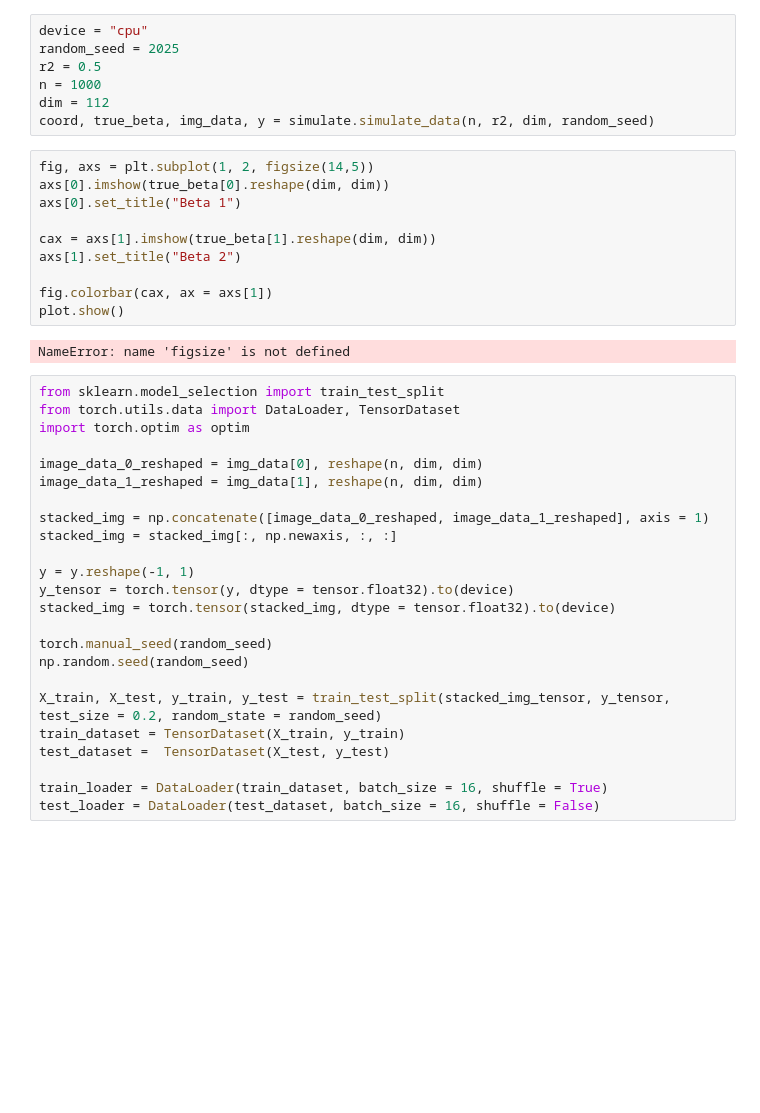
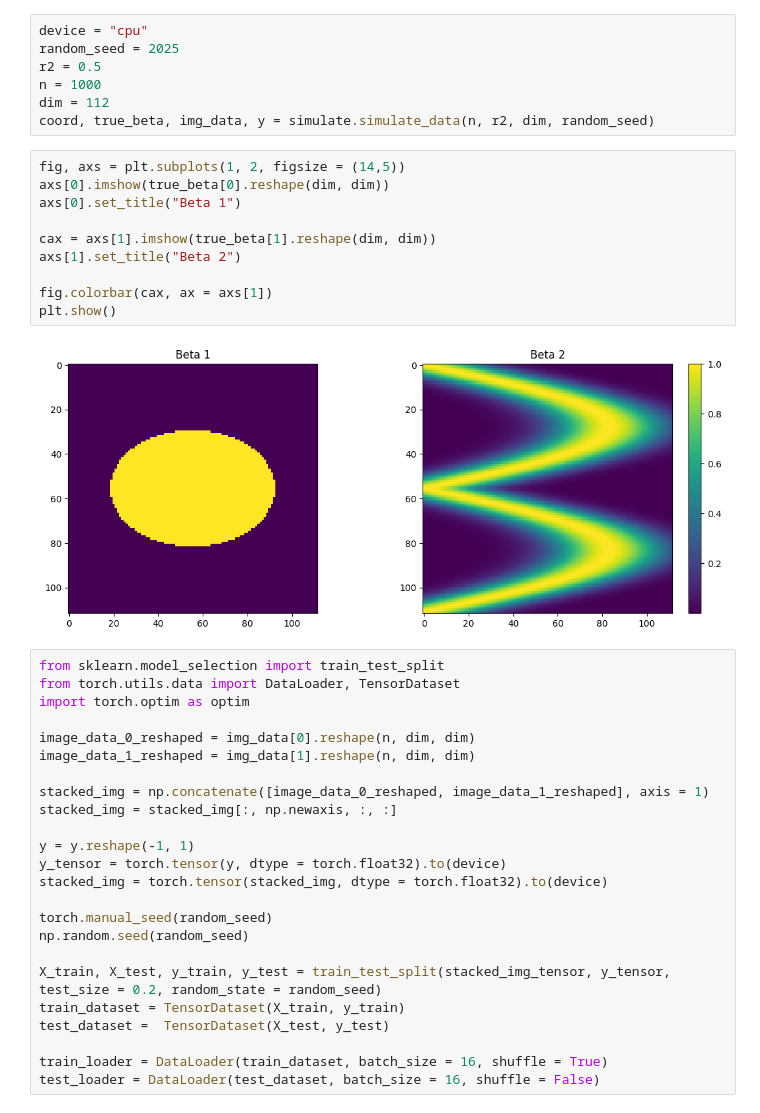
Before and after one commit to HaoyuGu1/classic_neural_networks, a Jupyter notebook: train.ipynb, the cells around one changed output. Cells and saved outputs as stored; diff of their text form; blank space fills up the shorter version.

```diff
--- a/train.ipynb
+++ b/train.ipynb
@@ -12,31 +12,31 @@ n = 1000
 dim = 112
 coord, true_beta, img_data, y = simulate.simulate_data(n, r2, dim, random_seed)
 # %%
-fig, axs = plt.subplot(1, 2, figsize(14,5))
+fig, axs = plt.subplots(1, 2, figsize = (14,5))
 axs[0].imshow(true_beta[0].reshape(dim, dim))
 axs[0].set_title("Beta 1")
 
 cax = axs[1].imshow(true_beta[1].reshape(dim, dim))
 axs[1].set_title("Beta 2")
 
 fig.colorbar(cax, ax = axs[1])
-plot.show()
+plt.show()
 # %% [output]
-NameError: name 'figsize' is not defined
+[figure, added]
 # %%
 from sklearn.model_selection import train_test_split
 from torch.utils.data import DataLoader, TensorDataset
 import torch.optim as optim
 
-image_data_0_reshaped = img_data[0], reshape(n, dim, dim)
-image_data_1_reshaped = img_data[1], reshape(n, dim, dim)
+image_data_0_reshaped = img_data[0].reshape(n, dim, dim)
+image_data_1_reshaped = img_data[1].reshape(n, dim, dim)
 
 stacked_img = np.concatenate([image_data_0_reshaped, image_data_1_reshaped], axis = 1)
 stacked_img = stacked_img[:, np.newaxis, :, :]
 
 y = y.reshape(-1, 1)
-y_tensor = torch.tensor(y, dtype = tensor.float32).to(device)
-stacked_img = torch.tensor(stacked_img, dtype = tensor.float32).to(device)
+y_tensor = torch.tensor(y, dtype = torch.float32).to(device)
+stacked_img = torch.tensor(stacked_img, dtype = torch.float32).to(device)
 
 torch.manual_seed(random_seed)
 np.random.seed(random_seed)
```
Also changed, not shown: parts of 1 cell of this notebook, 2 other files.
